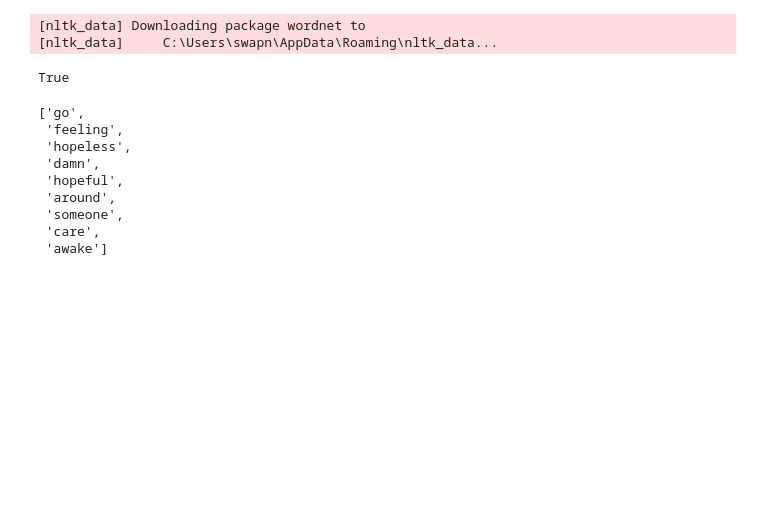
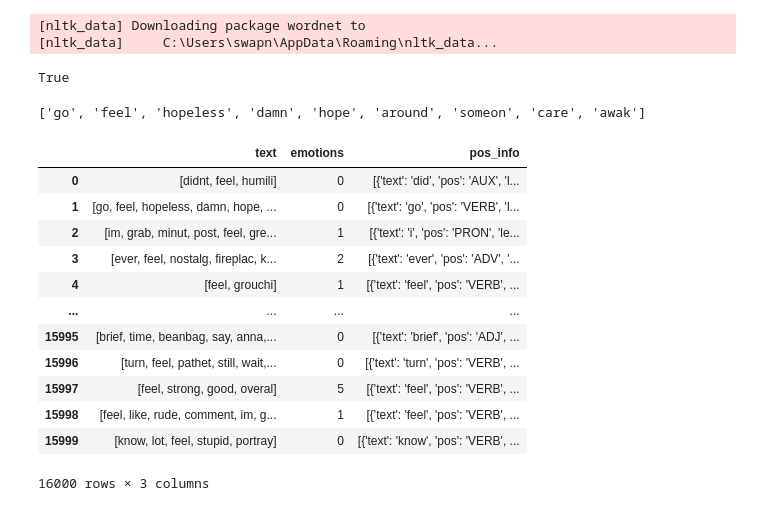
Before and after one commit to mobndash/NLP_Complete, a Jupyter notebook: nlp_complete.ipynb, the cells around one changed output. Saved outputs shown, nothing was run; the diff lists cells and outputs as text; code cells hidden in the pictures; blank space fills up the shorter version.

```diff
--- a/nlp_complete.ipynb
+++ b/nlp_complete.ipynb
@@ -180,12 +190,41 @@ df["text"] = df["text"].apply(lemmatize)
 # %%
-df["text"].iloc[1]
+df_lemmatize["text"].iloc[1]
 # %% [output]
-['go',
- 'feeling',
- 'hopeless',
- 'damn',
- 'hopeful',
- 'around',
- 'someone',
- 'care',
- 'awake']
+['go', 'feel', 'hopeless', 'damn', 'hope', 'around', 'someon', 'care', 'awak']
+# %%
+import spacy
+import en_core_web_sm
+
+
+nlp = en_core_web_sm.load()
+# %%
+def spacy_pos(tokens):  # tokens is a list
+    text = " ".join(tokens)  # join back into string
+    doc = nlp(text)
+    results = []
+    for token in doc:
+        results.append({
+            "text": token.text,
+            "pos": token.pos_,
+            # "tag": token.tag_,
+            "lemma": token.lemma_
+        })
+    return results
+
+df_spacy_pos["pos_info"] = df_spacy_pos["text"].apply(spacy_pos)
+# %%
+df_spacy_pos
+# %% [output]
+|  | text | emotions | pos_info |
+| 0 | [didnt, feel, humili] | 0 | [{'text': 'did', 'pos': 'AUX', 'l... |
+| 1 | [go, feel, hopeless, damn, hope, ... | 0 | [{'text': 'go', 'pos': 'VERB', 'l... |
+| 2 | [im, grab, minut, post, feel, gre... | 1 | [{'text': 'i', 'pos': 'PRON', 'le... |
+| 3 | [ever, feel, nostalg, fireplac, k... | 2 | [{'text': 'ever', 'pos': 'ADV', '... |
+| 4 | [feel, grouchi] | 1 | [{'text': 'feel', 'pos': 'VERB', ... |
+| ... | ... | ... | ... |
+| 15995 | [brief, time, beanbag, say, anna,... | 0 | [{'text': 'brief', 'pos': 'ADJ', ... |
+| 15996 | [turn, feel, pathet, still, wait,... | 0 | [{'text': 'turn', 'pos': 'VERB', ... |
+| 15997 | [feel, strong, good, overal] | 5 | [{'text': 'feel', 'pos': 'VERB', ... |
+| 15998 | [feel, like, rude, comment, im, g... | 1 | [{'text': 'feel', 'pos': 'VERB', ... |
+| 15999 | [know, lot, feel, stupid, portray] | 0 | [{'text': 'know', 'pos': 'VERB', ... |
+16000 rows × 3 columns
```
Also changed, not shown: parts of 12 cells of this notebook, 1 other file.
